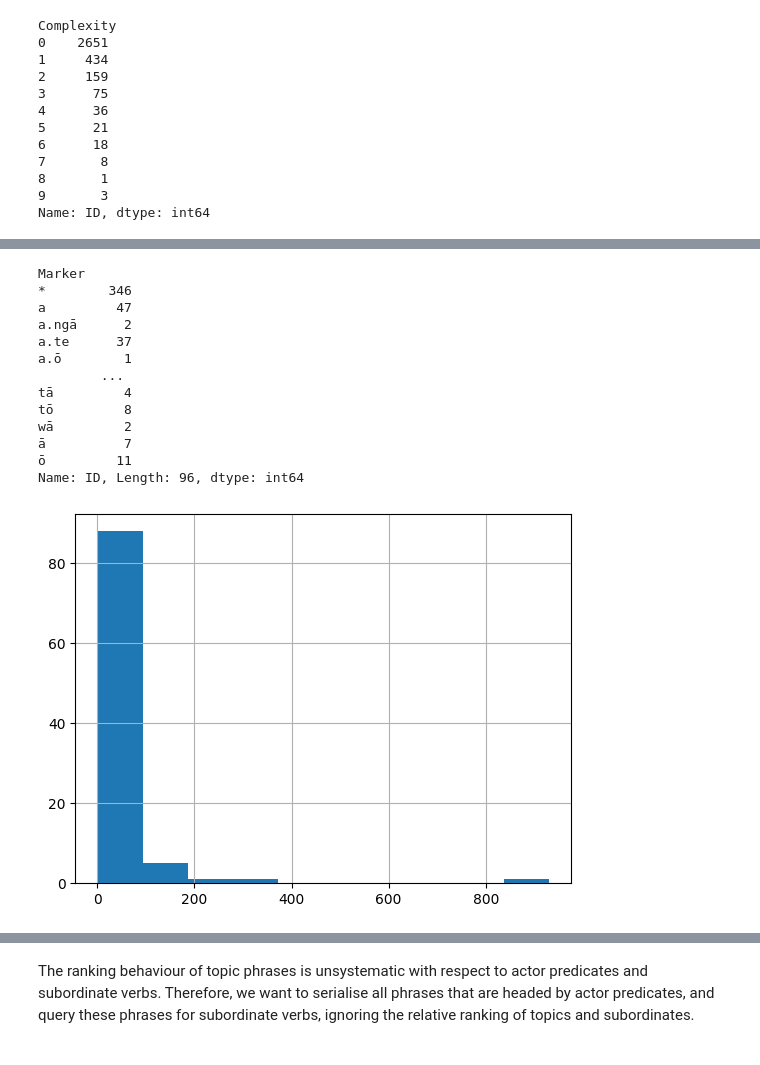
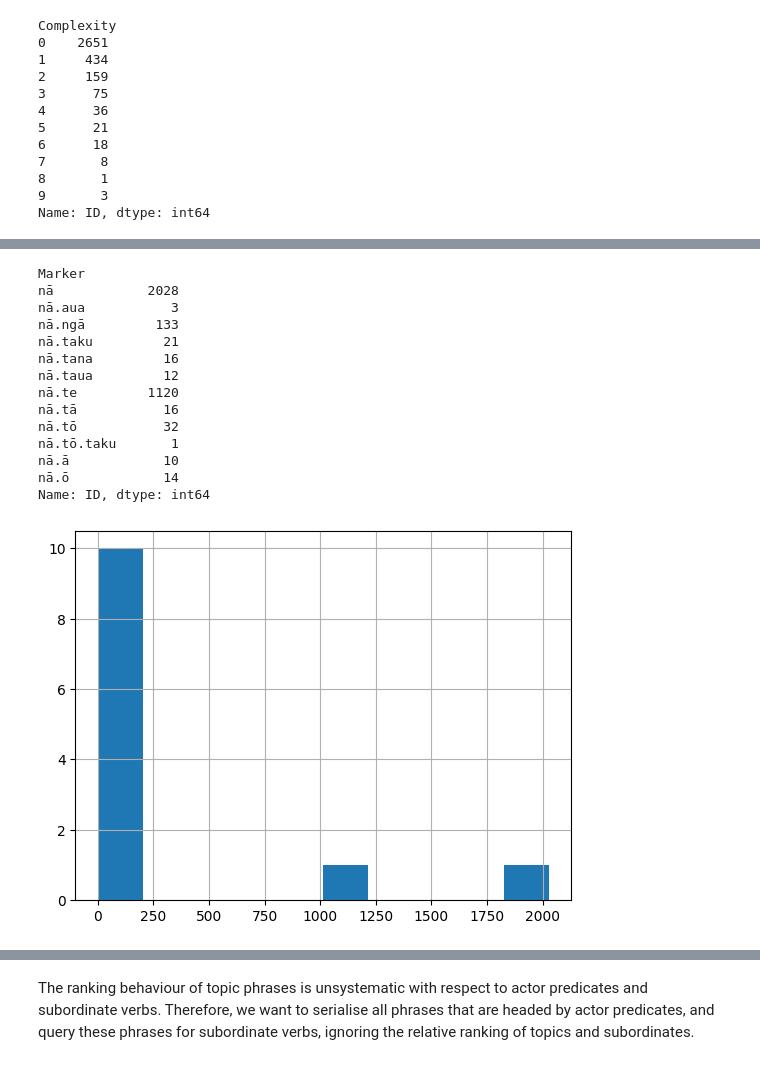
Before and after one commit to connor-taylorbrown/trm-parser, a Jupyter notebook: constructions.ipynb, the cells around one changed output, grey strips where cells are left out. Drawn from its saved outputs; the diff is of its cells as text; code cells hidden in the pictures.

```diff
--- a/constructions.ipynb
+++ b/constructions.ipynb
@@ -391,8 +391,8 @@ def base(v: str, q):
     return b[-1] == q
 
 
-key = 'Modifier'
-# key = 'Head'
+# key = 'Modifier'
+key = 'Head'
 
 query = pd.DataFrame(pairs[pairs['Head'].str.startswith('nā')])
 # query = pd.DataFrame(pairs[pairs['Head'].str.startswith('mā')])
@@ -457,30 +457,34 @@ plt.show()
 # %%
 def read_marker(x: str):
+    if not x:
+        return None
+
     m, *_ = x.split()
     return m
 
 
 query['Marker'] = query[key].apply(read_marker)
 
 chart = query.groupby('Marker').count()['ID']
 display(chart)
 chart.hist()
 plt.show()
 # %% [output]
 Marker
-*        346
-a         47
-a.ngā      2
-a.te      37
-a.ō        1
-        ...
-tā         4
-tō         8
-wā         2
-ā          7
-ō         11
-Name: ID, Length: 96, dtype: int64
+nā            2028
+nā.aua           3
+nā.ngā         133
+nā.taku         21
+nā.tana         16
+nā.taua         12
+nā.te         1120
+nā.tā           16
+nā.tō           32
+nā.tō.taku       1
+nā.ā            10
+nā.ō            14
+Name: ID, dtype: int64
-[figure, old version]
+[figure, new version]
 # %%
 def postpausal_expectation_base(x):
     p = np.sum(ranking[x][:,0])
```
Also changed, not shown: parts of 27 cells of this notebook.
